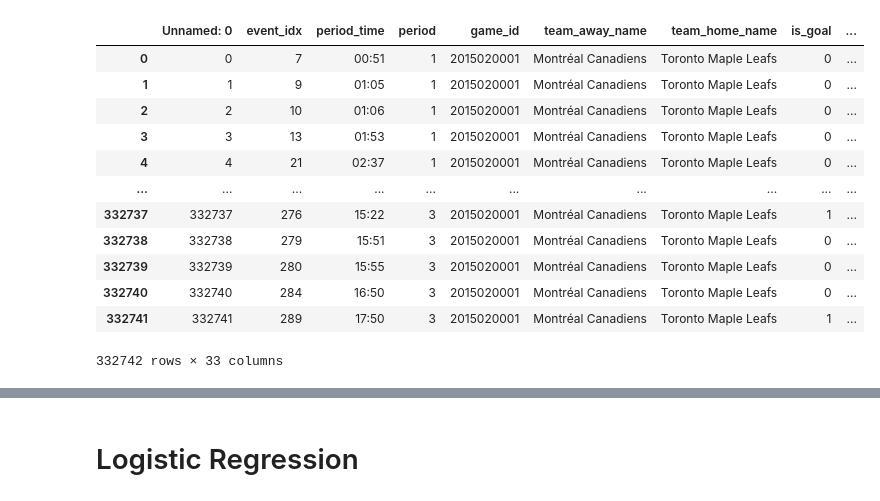
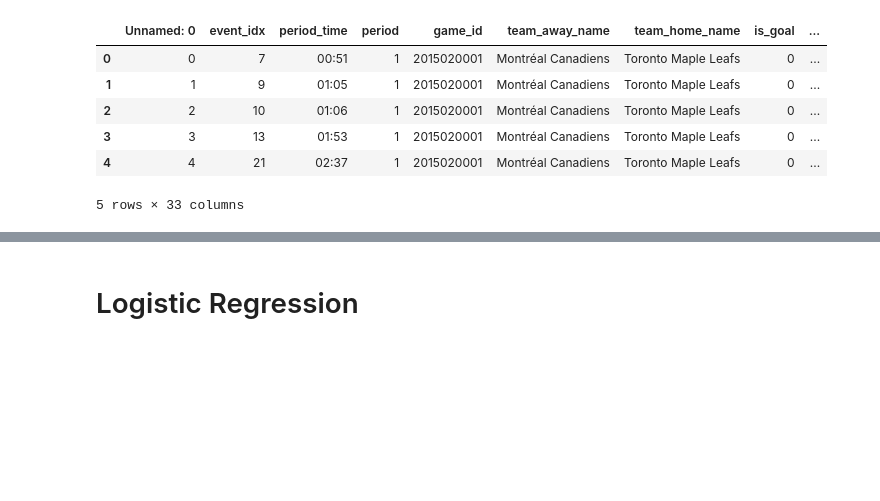
Before and after one commit to mina-parham/IFT6758-Project, a Jupyter notebook: notebooks/Milestone2_task6.ipynb, the cells around one changed output, grey strips where cells are left out. Saved outputs shown, nothing was run; the diff lists cells and outputs as text; code cells hidden in the pictures; blank space fills up the shorter version.

```diff
--- a/notebooks/Milestone2_task6.ipynb
+++ b/notebooks/Milestone2_task6.ipynb
@@ -47,18 +93,12 @@ columns = ['period', 'coordinate_x', 'coordinate_y', 'empty_net','last_coord_x',
        'power_play', 'distance', 'from_last_distance', 'angle', 'last_angle',
        'time_from_last', 'change_angle']
 # %%
-df_train
+df_train.head()
 # %% [output]
 |  | Unnamed: 0 | event_idx | period_time | period | game_id | team_away_name | team_home_name | is_goal | ... |
 | 0 | 0 | 7 | 00:51 | 1 | 2015020001 | Montréal Canadiens | Toronto Maple Leafs | 0 | ... |
 | 1 | 1 | 9 | 01:05 | 1 | 2015020001 | Montréal Canadiens | Toronto Maple Leafs | 0 | ... |
 | 2 | 2 | 10 | 01:06 | 1 | 2015020001 | Montréal Canadiens | Toronto Maple Leafs | 0 | ... |
 | 3 | 3 | 13 | 01:53 | 1 | 2015020001 | Montréal Canadiens | Toronto Maple Leafs | 0 | ... |
 | 4 | 4 | 21 | 02:37 | 1 | 2015020001 | Montréal Canadiens | Toronto Maple Leafs | 0 | ... |
-| ... | ... | ... | ... | ... | ... | ... | ... | ... | ... |
-| 332737 | 332737 | 276 | 15:22 | 3 | 2015020001 | Montréal Canadiens | Toronto Maple Leafs | 1 | ... |
-| 332738 | 332738 | 279 | 15:51 | 3 | 2015020001 | Montréal Canadiens | Toronto Maple Leafs | 0 | ... |
-| 332739 | 332739 | 280 | 15:55 | 3 | 2015020001 | Montréal Canadiens | Toronto Maple Leafs | 0 | ... |
-| 332740 | 332740 | 284 | 16:50 | 3 | 2015020001 | Montréal Canadiens | Toronto Maple Leafs | 0 | ... |
-| 332741 | 332741 | 289 | 17:50 | 3 | 2015020001 | Montréal Canadiens | Toronto Maple Leafs | 1 | ... |
-332742 rows × 33 columns
+5 rows × 33 columns
```
Also changed, not shown: parts of 34 cells of this notebook, 6 other files.
